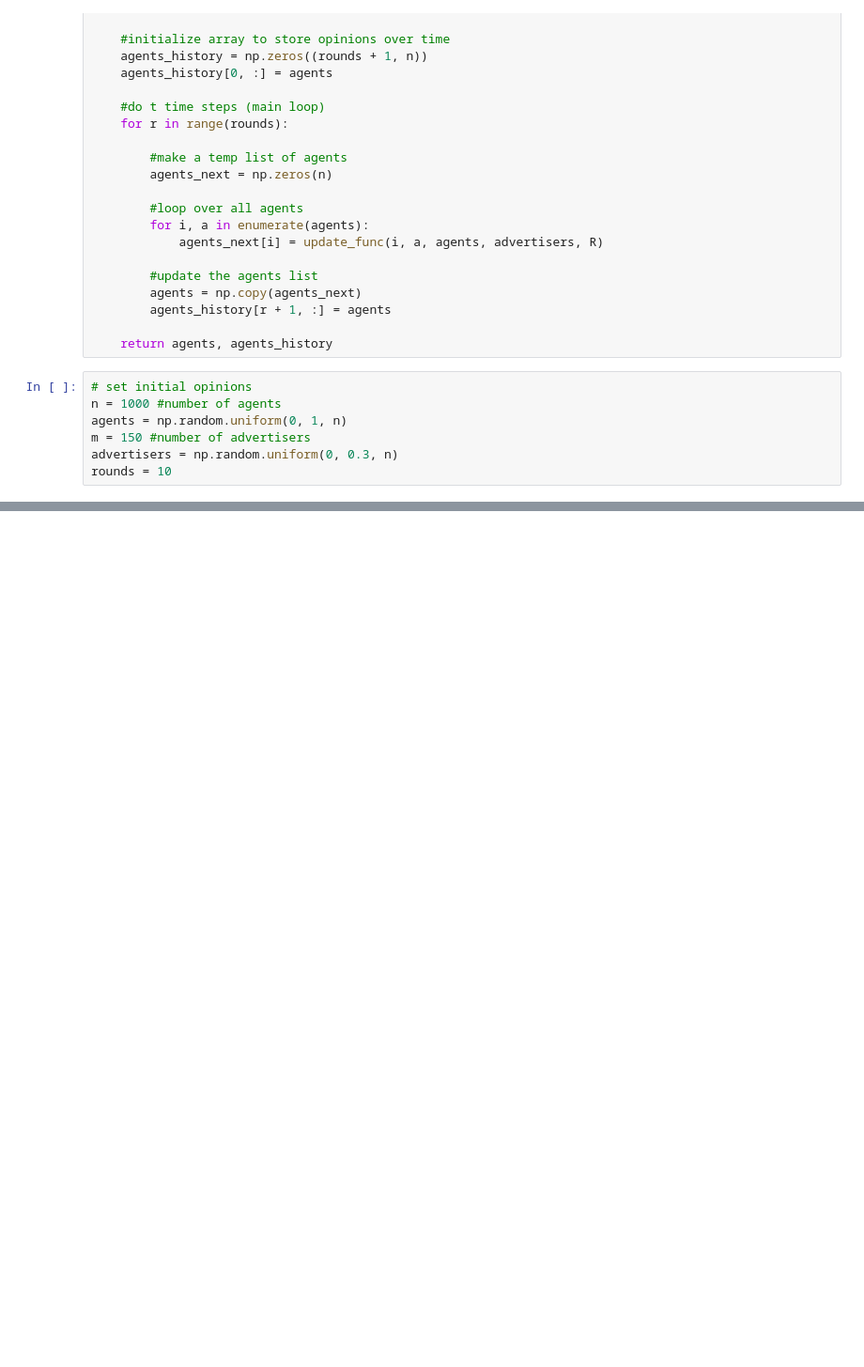
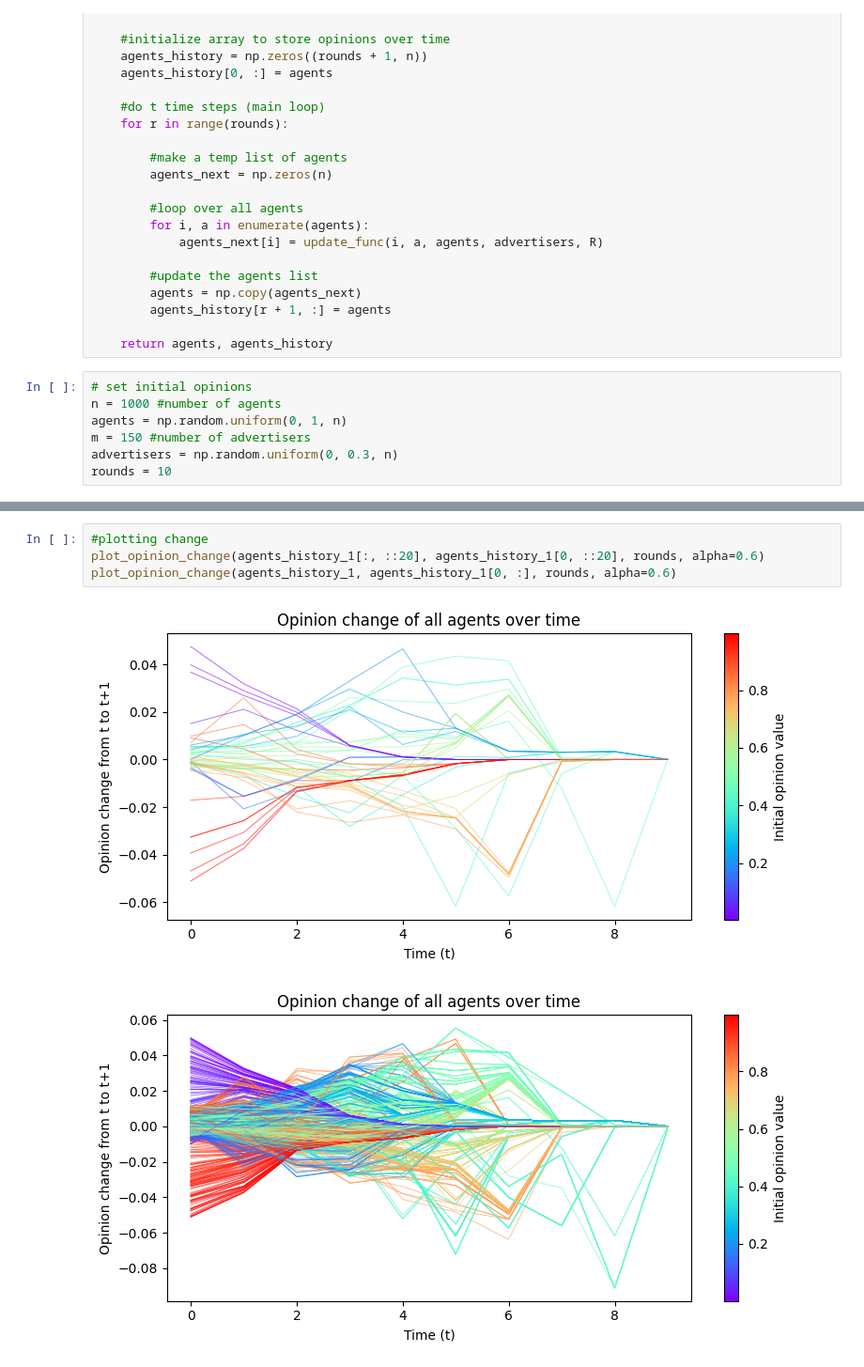
Before and after one commit to triptesh1212/industrial-maths-project-2, a Jupyter notebook: extension_model.ipynb, the cells around one changed output, grey strips where cells are left out. Shown at 94% size. Saved outputs shown, nothing was run; the diff lists cells and outputs as text; blank space fills up the shorter version.

Commit message:
Added opinion change plots

```diff
--- a/extension_model.ipynb
+++ b/extension_model.ipynb
@@ -76,3 +76,10 @@ plot_opinions(agents_history_1, agents_history_1[0, :], rounds = 10, alpha=0.6)
+# %%
+#plotting change
+plot_opinion_change(agents_history_1[:, ::20], agents_history_1[0, ::20], rounds, alpha=0.6)
+plot_opinion_change(agents_history_1, agents_history_1[0, :], rounds, alpha=0.6)
+# %% [output]
+[figure, added]
+[figure, added]
 # %%
 #apply model with polling
 agents_1, agents_history_1 = opinion_model(agents = agents, R = 0.1, rounds = rounds, advertisers = None, update_func = poll_step)
```
Also changed, not shown: parts of 4 cells of this notebook, 1 other file.
